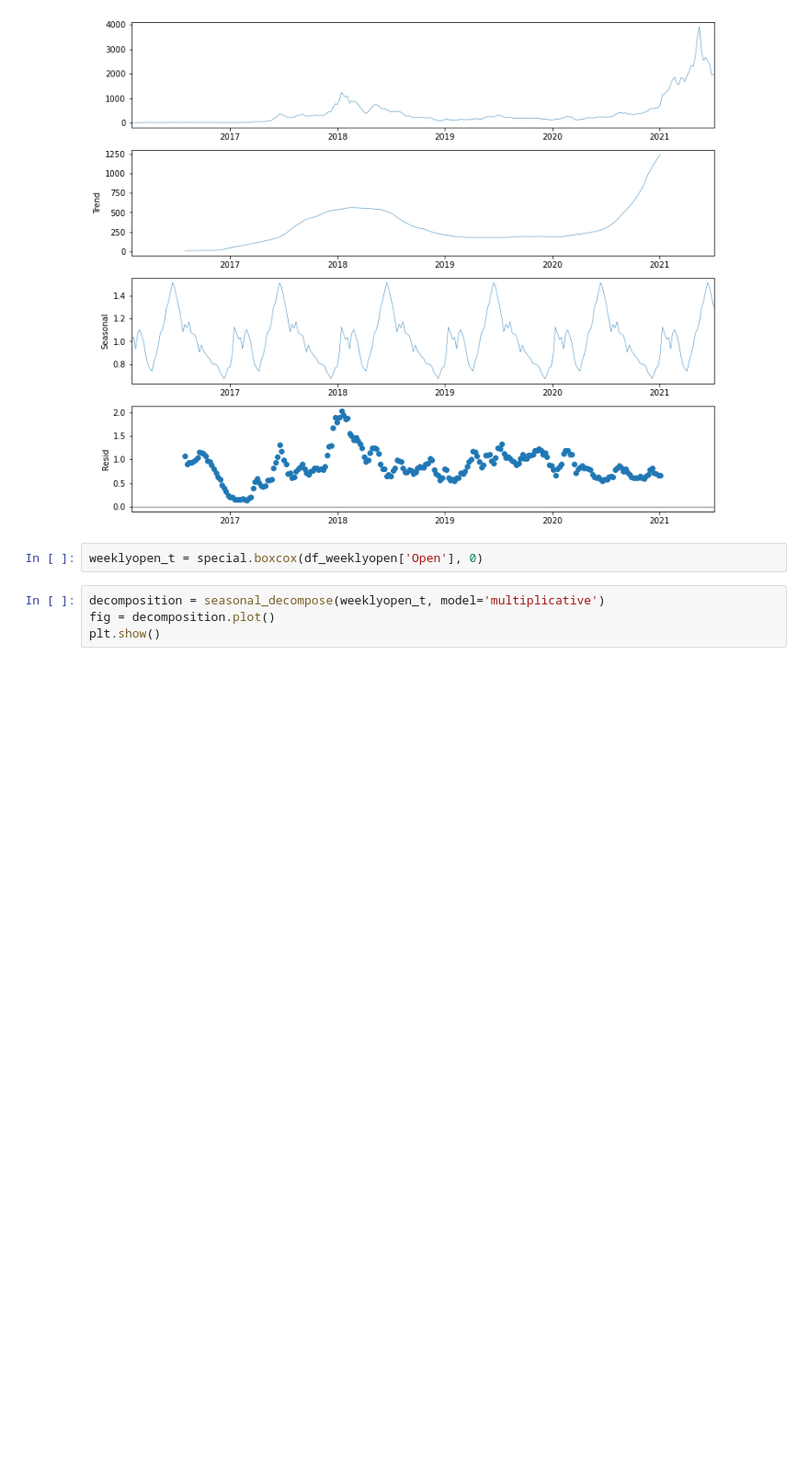
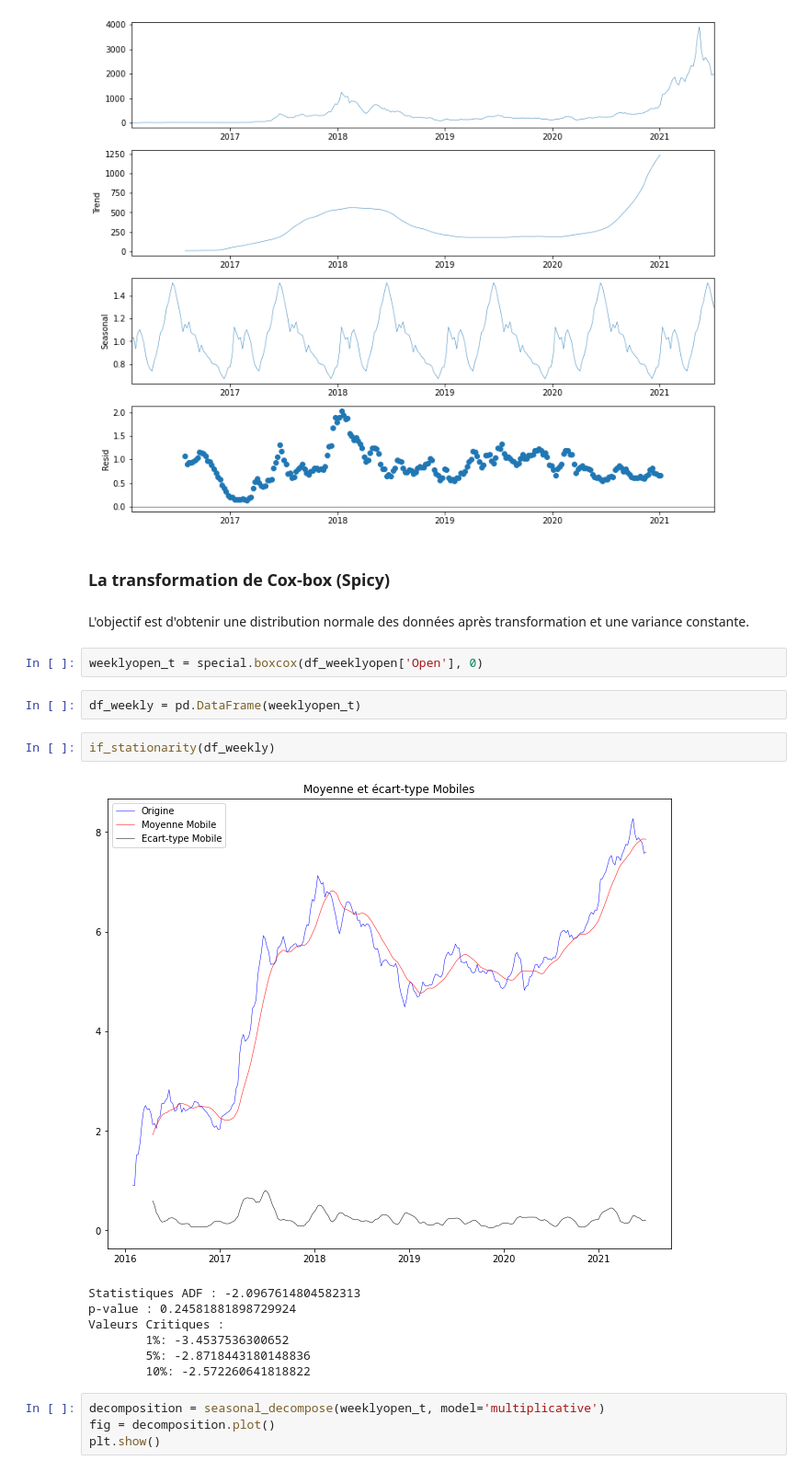
Before and after one commit to Galex33/time_serie_ethereum, a Jupyter notebook: stats_model/arima_clean.ipynb, the cells around one changed output. Shown at 92% size. Drawn from its saved outputs; the diff is of its cells as text; blank space fills up the shorter version.

```diff
--- a/stats_model/arima_clean.ipynb
+++ b/stats_model/arima_clean.ipynb
@@ -93,8 +124,24 @@ fig = decomposition.plot()
 plt.show()
 # %% [output]
 [figure]
+# %% [markdown]
+### La transformation de Cox-box (Spicy)
+# %% [markdown]
+L'objectif est d'obtenir une distribution normale des données après transformation et une variance constante.
 # %%
 weeklyopen_t = special.boxcox(df_weeklyopen['Open'], 0)
+# %%
+df_weekly = pd.DataFrame(weeklyopen_t)
+# %%
+if_stationarity(df_weekly)
+# %% [output]
+[figure, added]
+Statistiques ADF : -2.0967614804582313
+p-value : 0.24581881898729924
+Valeurs Critiques :
+        1%: -3.4537536300652
+        5%: -2.8718443180148836
+        10%: -2.572260641818822
 # %%
 decomposition = seasonal_decompose(weeklyopen_t, model='multiplicative')
 fig = decomposition.plot()
```
Also changed, not shown: parts of 21 cells of this notebook, 2 other files.
